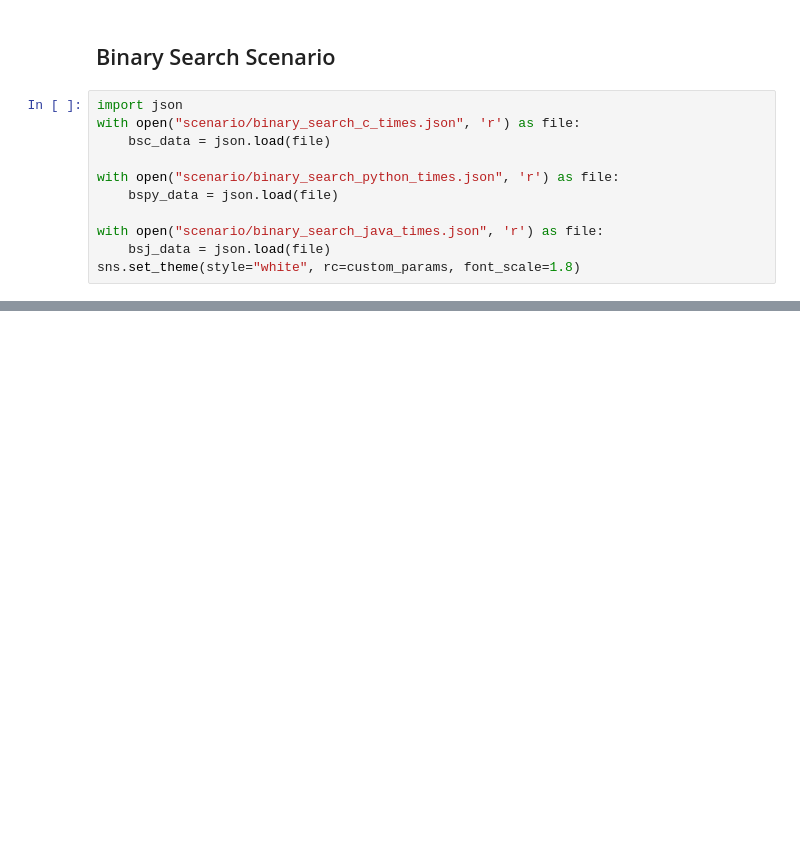
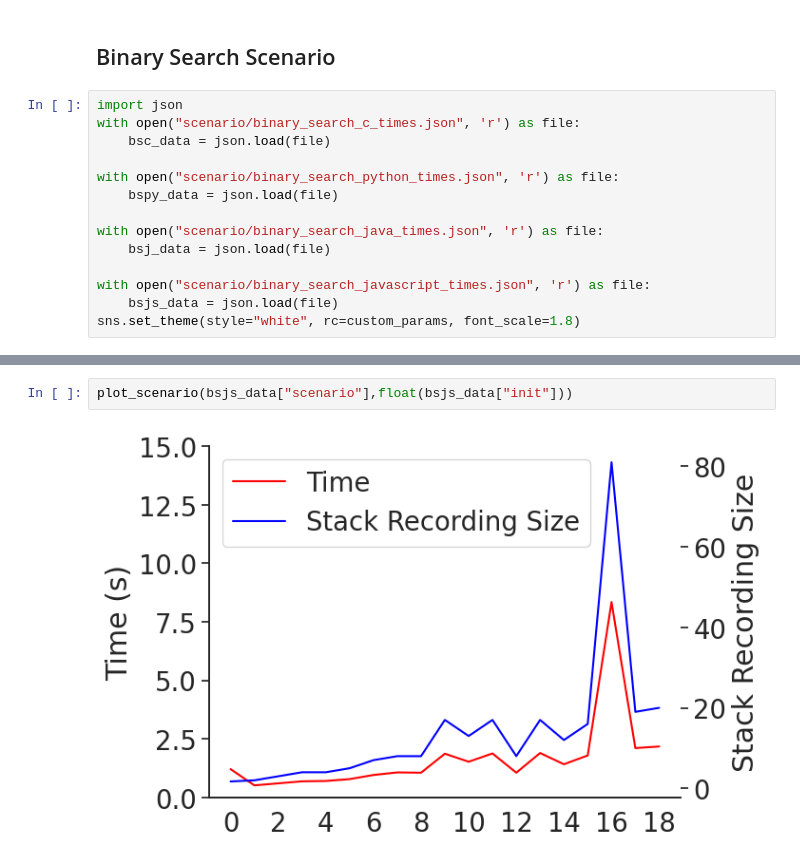
Before and after one commit to diverse-project/LiveRec, a Jupyter notebook: LiveFromDAP/performance/performance.ipynb, the cells around one changed output, grey strips where cells are left out. Drawn from its saved outputs; the diff is of its cells as text; blank space fills up the shorter version.

```diff
--- a/LiveFromDAP/performance/performance.ipynb
+++ b/LiveFromDAP/performance/performance.ipynb
@@ -115,6 +115,9 @@ with open("scenario/binary_search_python_times.json", 'r') as file:
 
 with open("scenario/binary_search_java_times.json", 'r') as file:
     bsj_data = json.load(file)
+
+with open("scenario/binary_search_javascript_times.json", 'r') as file:
+    bsjs_data = json.load(file)
 sns.set_theme(style="white", rc=custom_params, font_scale=1.8)
 # %%
 def plot_scenario(data, init):
@@ -150,0 +156,4 @@ plot_scenario(bsj_data["scenario"],float(bsj_data["init"]))
+# %%
+plot_scenario(bsjs_data["scenario"],float(bsjs_data["init"]))
+# %% [output]
+[figure, added]
```
Also changed, not shown: parts of 8 cells of this notebook, 28 other files.
